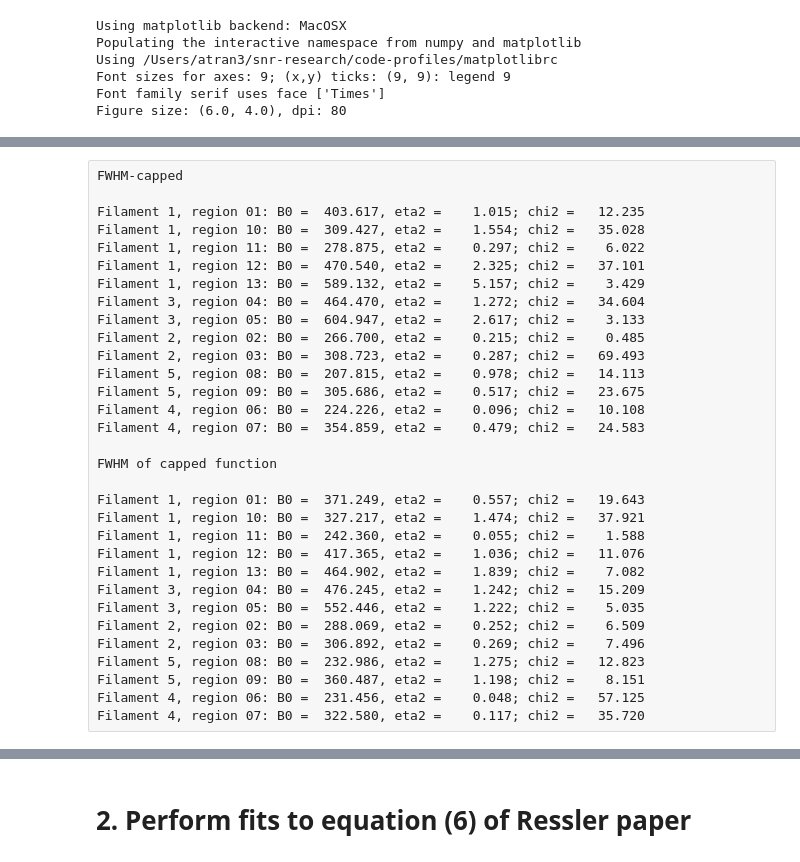
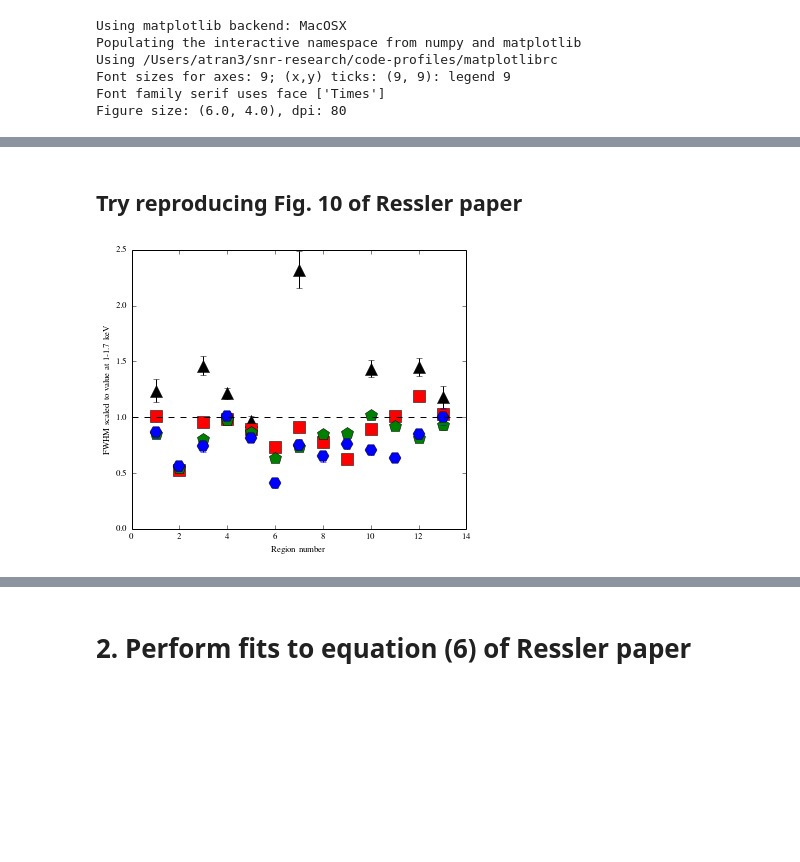
Before and after one commit to aarontran/snr-filaments, a Jupyter notebook: code-profiles/fwhm-process.ipynb, the cells around one changed output, grey strips where cells are left out. Cells and saved outputs as stored; diff of their text form; code cells hidden in the pictures; blank space fills up the shorter version.

```diff
--- a/code-profiles/fwhm-process.ipynb
+++ b/code-profiles/fwhm-process.ipynb
@@ -47,4 +47,4 @@ for lab in labels:
     highE[lab] = float(re.split(r'[-k]', lab)[1])
 
 # Input filename to pickle
-fname_in = '../data/regions-4/fwhms/test.pkl'
+fname_in = '../data/regions-4/fwhms/fwhms.pkl'
@@ -113,32 +66,29 @@ Filament 4, region 07: B0 =  432.457, eta2 =    0.417; chi2 =   57.865
-# %% [raw]
-FWHM-capped
-
-Filament 1, region 01: B0 =  403.617, eta2 =    1.015; chi2 =   12.235
-Filament 1, region 10: B0 =  309.427, eta2 =    1.554; chi2 =   35.028
-Filament 1, region 11: B0 =  278.875, eta2 =    0.297; chi2 =    6.022
-Filament 1, region 12: B0 =  470.540, eta2 =    2.325; chi2 =   37.101
-Filament 1, region 13: B0 =  589.132, eta2 =    5.157; chi2 =    3.429
-Filament 3, region 04: B0 =  464.470, eta2 =    1.272; chi2 =   34.604
-Filament 3, region 05: B0 =  604.947, eta2 =    2.617; chi2 =    3.133
-Filament 2, region 02: B0 =  266.700, eta2 =    0.215; chi2 =    0.485
-Filament 2, region 03: B0 =  308.723, eta2 =    0.287; chi2 =   69.493
-Filament 5, region 08: B0 =  207.815, eta2 =    0.978; chi2 =   14.113
-Filament 5, region 09: B0 =  305.686, eta2 =    0.517; chi2 =   23.675
-Filament 4, region 06: B0 =  224.226, eta2 =    0.096; chi2 =   10.108
-Filament 4, region 07: B0 =  354.859, eta2 =    0.479; chi2 =   24.583
-
-FWHM of capped function
-
-Filament 1, region 01: B0 =  371.249, eta2 =    0.557; chi2 =   19.643
-Filament 1, region 10: B0 =  327.217, eta2 =    1.474; chi2 =   37.921
-Filament 1, region 11: B0 =  242.360, eta2 =    0.055; chi2 =    1.588
-Filament 1, region 12: B0 =  417.365, eta2 =    1.036; chi2 =   11.076
-Filament 1, region 13: B0 =  464.902, eta2 =    1.839; chi2 =    7.082
-Filament 3, region 04: B0 =  476.245, eta2 =    1.242; chi2 =   15.209
-Filament 3, region 05: B0 =  552.446, eta2 =    1.222; chi2 =    5.035
-Filament 2, region 02: B0 =  288.069, eta2 =    0.252; chi2 =    6.509
-Filament 2, region 03: B0 =  306.892, eta2 =    0.269; chi2 =    7.496
-Filament 5, region 08: B0 =  232.986, eta2 =    1.275; chi2 =   12.823
-Filament 5, region 09: B0 =  360.487, eta2 =    1.198; chi2 =    8.151
-Filament 4, region 06: B0 =  231.456, eta2 =    0.048; chi2 =   57.125
-Filament 4, region 07: B0 =  322.580, eta2 =    0.117; chi2 =   35.720
+# %% [markdown]
+## Try reproducing Fig. 10 of Ressler paper
+# %%
+plt.figure(figsize=(6,5))
+
+for n in regions.keys():
+    reg = regions[n]
+
+    ens = np.array([lowerE[lab] for lab in labels])
+    fwhms = np.array([reg[lab]['meas']['fwhm'] for lab in labels])
+    fwhm_errs = np.array([np.mean(reg[lab]['meas']['fwhm-errs']) for lab in labels])
+    mask = np.isfinite(fwhms)
+    ens, fwhms, fwhm_errs = ens[mask], fwhms[mask], fwhm_errs[mask]
+
+    fwhms = fwhms / reg['1-1.7kev']['meas']['fwhm']  # LABEL SPECIFIED HERE
+    fwhm_errs = fwhm_errs / reg['1-1.7kev']['meas']['fwhm']
+
+    fmts = {0.7:'k^', 1:'kv', 2:'rs', 3:'gp', 4.5:'bH'}
+
+    for en, y, ye in zip(ens, fwhms, fwhm_errs):
+        if en != 1:
+            plt.errorbar(n, y, yerr=ye, fmt=fmts[en], ms = 12)
+
+plt.axhline(1, ls='--', c='k')
+plt.xlabel('Region number')
+plt.ylabel('FWHM scaled to value at 1-1.7 keV')
+plt.show()
+# %% [output]
+[figure, added]
```
Also changed, not shown: parts of 13 cells of this notebook, 38 other files.
